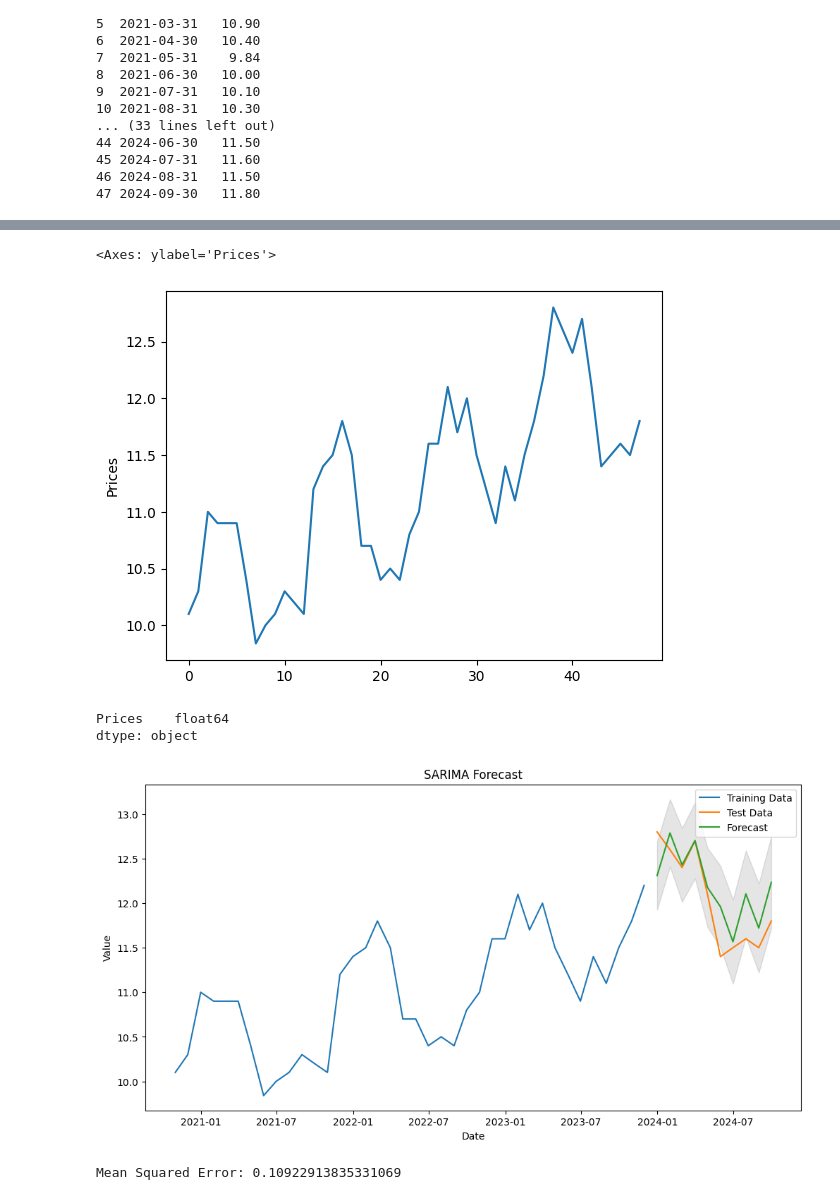
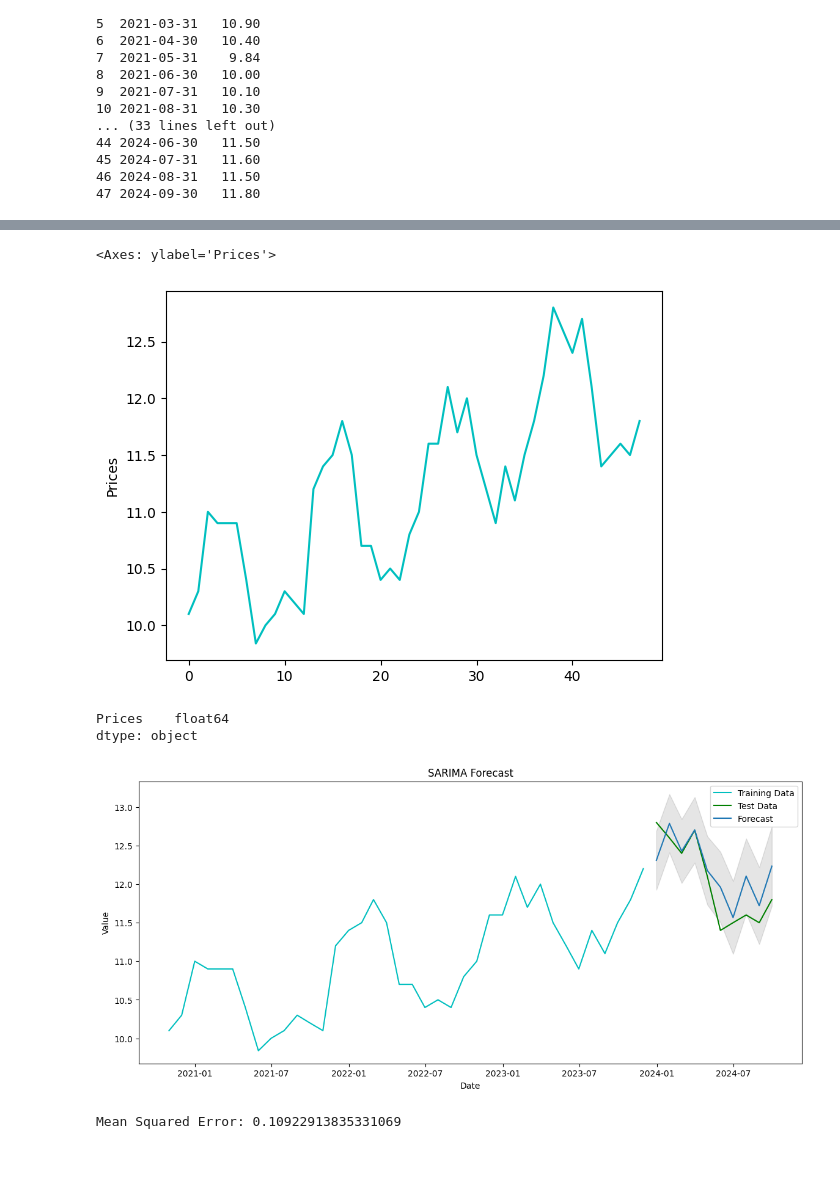
Before and after one commit to worldart/F_JP_QuantativeResearchTask_NaturalGas_TimeSeriesAnalysis202408, a Jupyter notebook: F_JP_QuantativeResearchTask_NaturalGas.ipynb, the cells around one changed output, grey strips where cells are left out. Cells and saved outputs as stored; diff of their text form; code cells hidden in the pictures; blank space fills up the shorter version.

```diff
--- a/F_JP_QuantativeResearchTask_NaturalGas.ipynb
+++ b/F_JP_QuantativeResearchTask_NaturalGas.ipynb
@@ -174,9 +174,9 @@ sns.histplot(df['Prices'], bins=20)
 # %%
 
-sns.lineplot(df_sorted_name_desc['Prices'])
+sns.lineplot(df_sorted_name_desc['Prices'], color='c')
 # %% [output]
 <Axes: ylabel='Prices'>
-[figure, old version]
+[figure, new version]
 # %%
 
  df_1 = pd.DataFrame(df_sorted_name_desc)
@@ -204,29 +204,29 @@ train, test = df_1[:train_size], df_1[train_size:]
 # %%
 
 # Fit SARIMA model to the training data
 model = SARIMAX(train, order=order, seasonal_order=seasonal_order, enforce_stationarity=False, enforce_invertibility=False)
 result = model.fit()
 
 # Forecast future values
 forecast = result.get_forecast(steps=len(test))
 forecast_mean = forecast.predicted_mean
 forecast_ci = forecast.conf_int()
 
 # Plot actual vs. forecasted values
-plt.figure(figsize=(12, 6))
-plt.plot(train.index, train, label='Training Data')
-plt.plot(test.index, test, label='Test Data')
+plt.figure(figsize=(14, 6))
+plt.plot(train.index, train, label='Training Data', color='c')
+plt.plot(test.index, test, label='Test Data', color='g')
 plt.plot(test.index, forecast_mean, label='Forecast')
 plt.fill_between(test.index, forecast_ci.iloc[:, 0], forecast_ci.iloc[:, 1], color='k', alpha=0.1)
 plt.title('SARIMA Forecast')
 plt.xlabel('Date')
 plt.ylabel('Value')
 plt.legend()
 plt.show()
 
 # Evaluate the model
 mse = mean_squared_error(test, forecast_mean)
 print('Mean Squared Error:', mse)
 # %% [output]
-[figure, old version]
+[figure, new version]
 Mean Squared Error: 0.10922913835331069
```
Also changed, not shown: parts of 3 cells of this notebook.
